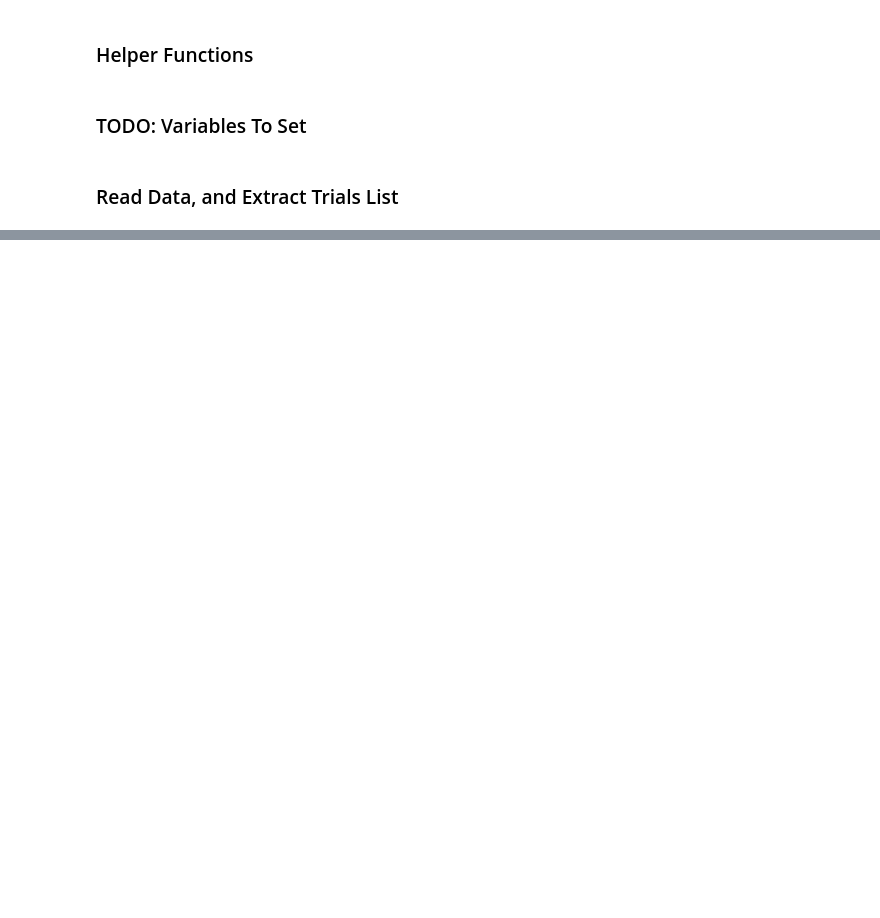
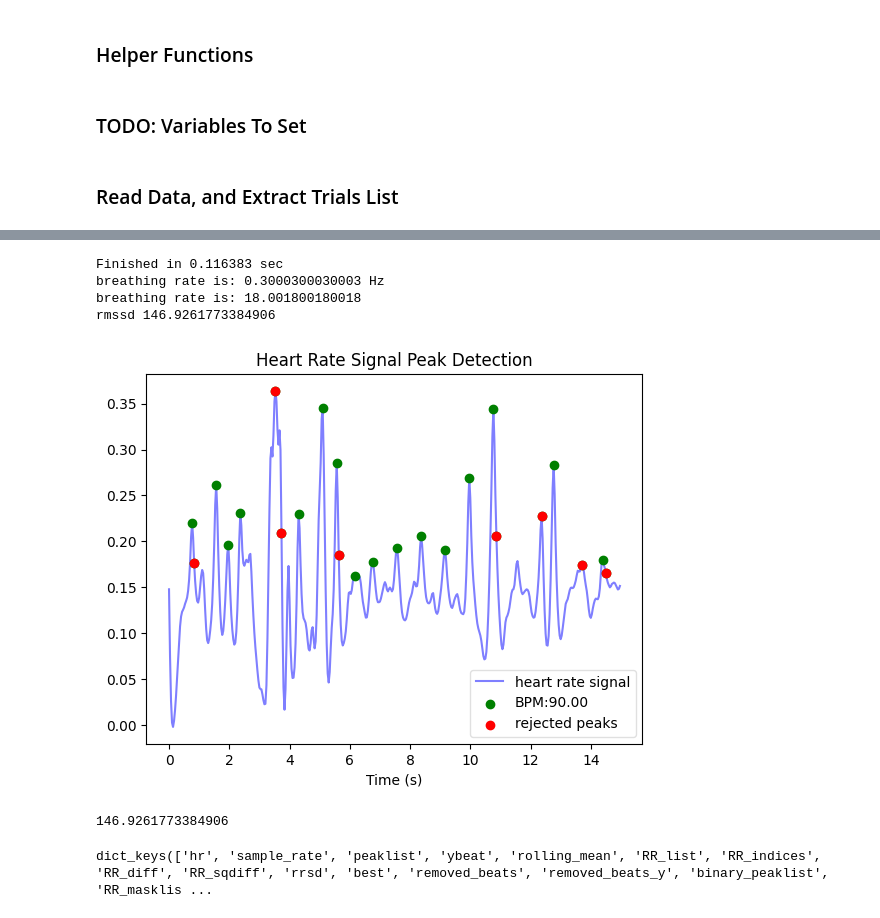
Before and after one commit to Ivan-Kucherov/rppg, a Jupyter notebook: tools/output_signal_viz/data_out_viz.ipynb, the cells around one changed output, grey strips where cells are left out. Drawn from its saved outputs; the diff is of its cells as text; code cells hidden in the pictures; blank space fills up the shorter version.

```diff
--- a/tools/output_signal_viz/data_out_viz.ipynb
+++ b/tools/output_signal_viz/data_out_viz.ipynb
@@ -149,0 +151,21 @@ NameError: name 'prediction' is not defined
+# %%
+import heartpy as hp
+working_data, measures = hp.process(_process_signal(predictions[0][:30*15]), 30, report_time=True)
+print('breathing rate is: %s Hz' %measures['breathingrate'])
+print('breathing rate is: %s' %(measures['breathingrate']*60))
+print('rmssd',measures['rmssd'])
+hp.plotter(working_data, measures)
+# %% [output]
+Finished in 0.116383 sec
+breathing rate is: 0.3000300030003 Hz
+breathing rate is: 18.001800180018
+rmssd 146.9261773384906
+[figure, added]
+# %%
+print(measures['rmssd'])
+# %% [output]
+146.9261773384906
+# %%
+working_data.keys()
+# %% [output]
+dict_keys(['hr', 'sample_rate', 'peaklist', 'ybeat', 'rolling_mean', 'RR_list', 'RR_indices', 'RR_diff', 'RR_sqdiff', 'rrsd', 'best', 'removed_beats', 'removed_beats_y', 'binary_peaklist', 'RR_masklis ...
```
Also changed, not shown: parts of 44 cells of this notebook, 10 other files.
